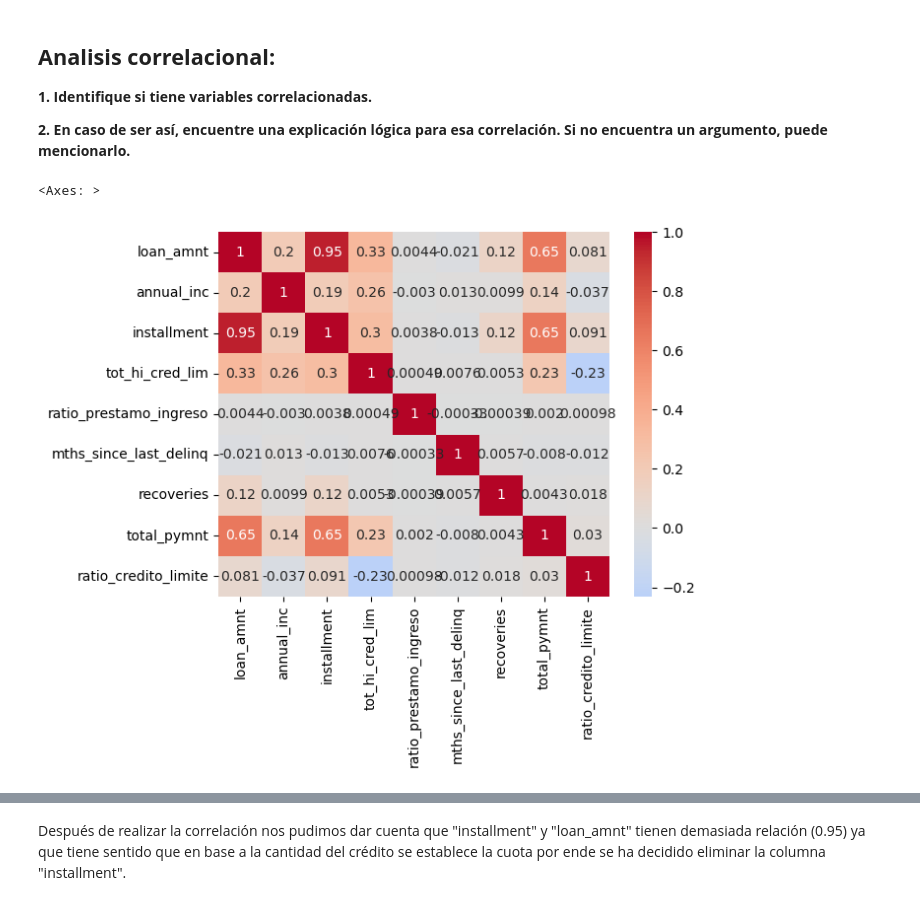
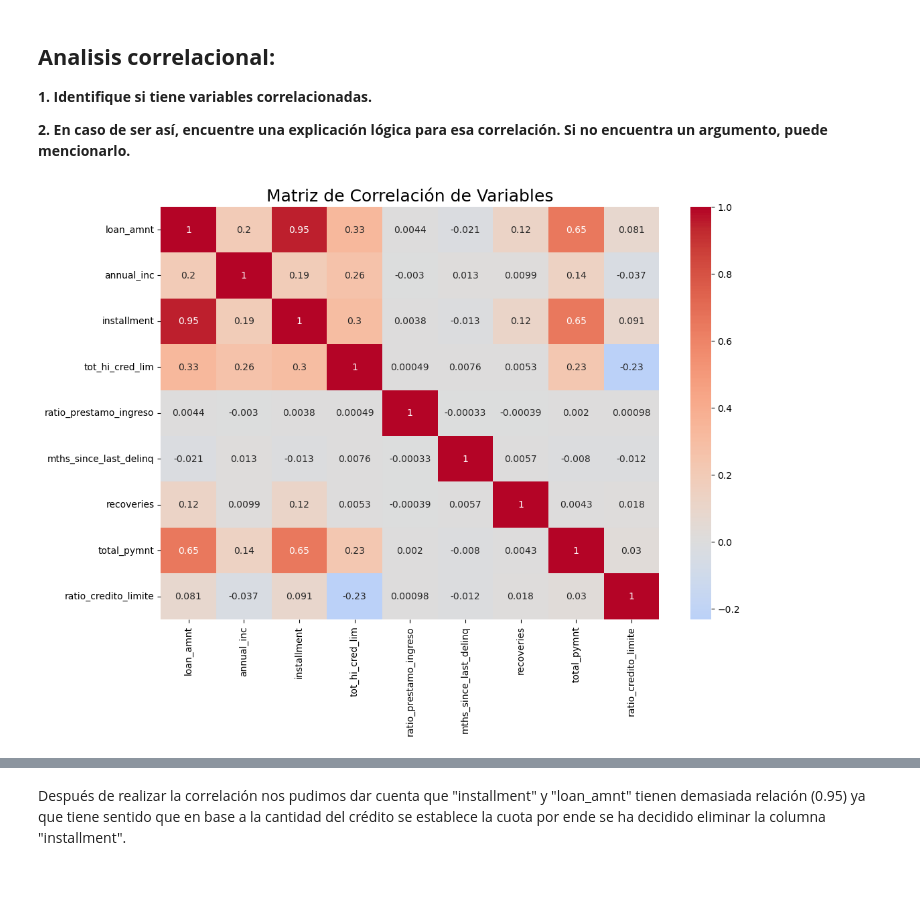
Before and after one commit to BryanTorresM/Proyecto_Produbanco, a Jupyter notebook: proyecto.ipynb, the cells around one changed output, grey strips where cells are left out. Cells and saved outputs as stored; diff of their text form; code cells hidden in the pictures.

```diff
--- a/proyecto.ipynb
+++ b/proyecto.ipynb
@@ -236,7 +236,9 @@ df["ratio_credito_limite"] = df["loan_amnt"] / df["tot_hi_cred_lim"]
 # %%
 variables_continuas=["loan_amnt","annual_inc","installment","tot_hi_cred_lim","ratio_prestamo_ingreso","mths_since_last_delinq","recoveries","total_pymnt","ratio_credito_limite"]
 corr=df[variables_continuas].corr()
+plt.figure(figsize=(12,8))
 sns.heatmap(corr, annot=True, cmap="coolwarm", center=0)
+plt.title("Matriz de Correlación de Variables", fontsize=18)
+plt.show()
 # %% [output]
-<Axes: >
-[figure, old version]
+[figure, new version]
```
Also changed, not shown: parts of 2 cells of this notebook.
